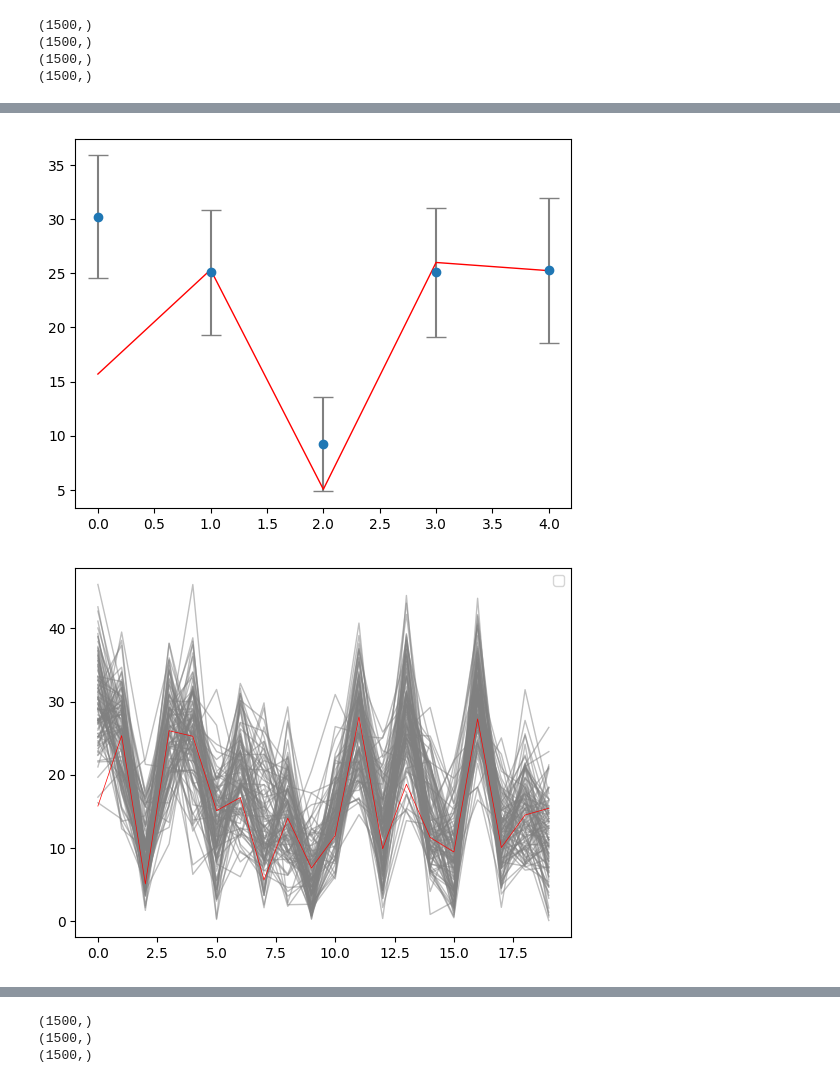
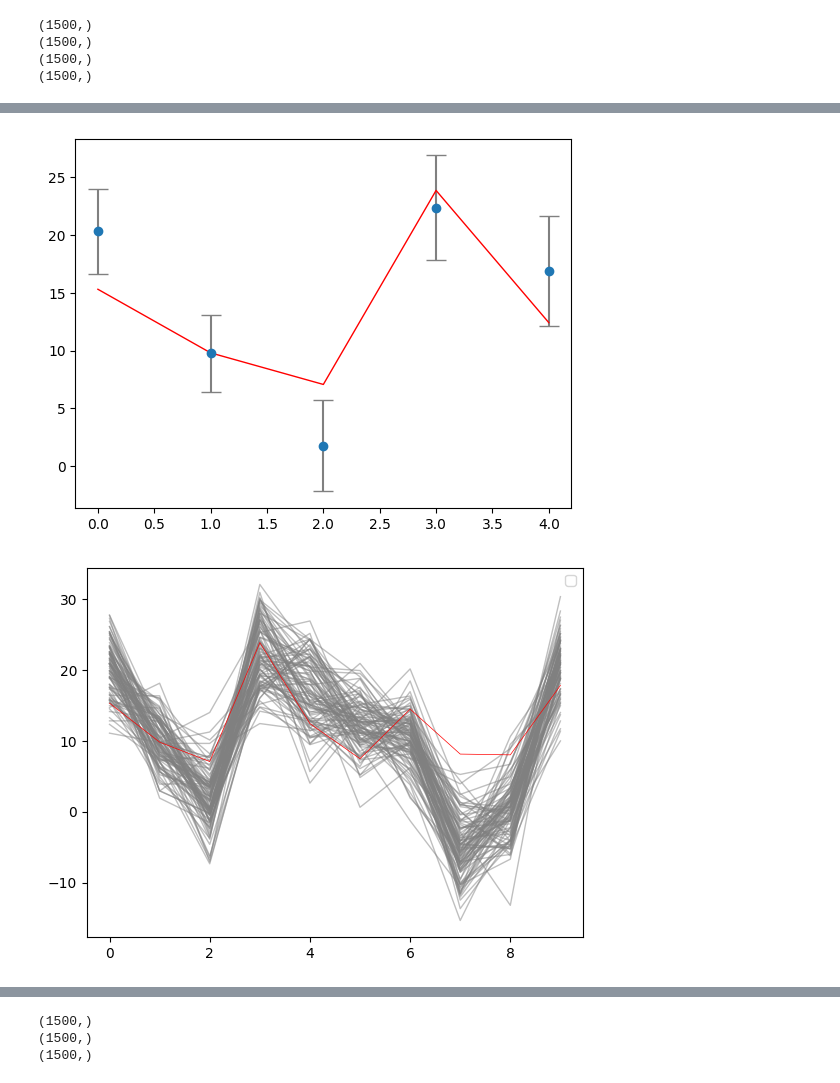
Before and after one commit to Rachel-0420/Toy-Model-for-Field-Level, a Jupyter notebook: moving_signals.ipynb, the cells around one changed output, grey strips where cells are left out. Drawn from its saved outputs; the diff is of its cells as text; code cells hidden in the pictures.

```diff
--- a/moving_signals.ipynb
+++ b/moving_signals.ipynb
@@ -105,3 +133,14 @@ print(np.shape(input))
+# %%
+data_pack.input_2 = None
+
+input_1 = []
+for time_ind in range(N_t):
+    output = signal_pack.signal_func(time_ind//150, wind, N_p)
+    # print(np.shape(output))
+    input_1.append(output[P_encoded_org][time_ind])
+input_1 = np.array(input_1)
+
+data_pack.input_1 = input_1
 # %%
 # Scatter Plot of Input Signals
 
@@ -127,3 +154,6 @@ Data_large_noise = input + noise_2
+# %%
+Data_small_noise_1 = data_pack.add_small_noise()
+Data_large_noise_1 = data_pack.add_large_noise()
 # %%
 # Scatter Plot of Data
 
@@ -144,12 +174,12 @@ plt.show()
 # %%
 def model_func_1():
-        s = numpyro.sample("s", dist.Uniform(low=jnp.full(N_p*2,-30), high=jnp.full(N_p*2,100)))
-        d = s[P_encoded]
+        s = numpyro.sample("s", dist.Uniform(low=jnp.full(N_p,-30), high=jnp.full(N_p,100)))
+        # d = PM_converted @ s
+        d = s[P_encoded_org]
         print(d.shape)
-        d_noised = numpyro.sample("d_noised", dist.Normal(d,10.), obs=Data_small_noise)
+        d_noised = numpyro.sample("d_noised", dist.Normal(d,10.), obs=Data_small_noise_1)
         return d_noised
 
-rng_key = random.PRNGKey(0)
 nuts_kernel_1 = NUTS(model_func_1)
 mcmc_1 = MCMC(nuts_kernel_1, num_warmup=100, num_samples=100)
 mcmc_1.run(rng_key)
@@ -161,14 +191,12 @@ mcmc_1.run(rng_key)
 (1500,)
 # %%
 def model_func_2():
-        s = numpyro.sample("s", dist.Uniform(low=jnp.full(N_p*2,0), high=jnp.full(N_p*2,100)))
-        # d = PM_converted @ s
-        d = s[P_encoded]
+        s = numpyro.sample("s", dist.Uniform(low=jnp.full(N_p,-30), high=jnp.full(N_p,100)))
+        d = s[P_encoded_org]
         print(d.shape)
-        d_noised = numpyro.sample("d_noised", dist.Normal(d,50.), obs=Data_large_noise)
+        d_noised = numpyro.sample("d_noised", dist.Normal(d,50.), obs=Data_large_noise_1)
         return d_noised
 
-rng_key = random.PRNGKey(0)
 nuts_kernel_2 = NUTS(model_func_2)
 mcmc_2 = MCMC(nuts_kernel_2, num_warmup=100, num_samples=100)
 mcmc_2.run(rng_key)
@@ -251,13 +258,13 @@ plt.show()
 # %%
-s_samples_2 = trace_2.posterior['s'].squeeze().values  # shape: (100, 25)
-s_mean_2 = np.mean(s_samples_2, axis=0)                  # shape: (25,)
-s_std_2 = np.std(s_samples_2, axis=0)                    # shape: (25,)
+s_samples_2 = trace_2.posterior['s'].squeeze().values
+s_mean_2 = np.mean(s_samples_2, axis=0)
+s_std_2 = np.std(s_samples_2, axis=0)
 
 x = np.arange(len(s_mean_2))
 
 plt.errorbar(x, s_mean_2, yerr=s_std_2, fmt='o', ecolor='gray', capsize=7,
              label='Mean ± 1 std dev')
-plt.plot(signal, color='red', lw=1, label='True signal')
+plt.plot(signal_2, color='red', lw=1, label='True signal')
 plt.legend()
 plt.xlabel('Index')
 plt.ylabel('Sample value')
@@ -266,13 +273,13 @@ plt.show()
 
 plt.errorbar(x[0:5], s_mean_2[0:5], yerr=s_std_2[0:5], fmt='o', ecolor='gray', capsize=7,
              label='Mean ± 1 std dev')
-plt.plot(signal[:5], color='red', lw=1, label='True signal')
+plt.plot(signal_2[:5], color='red', lw=1, label='True signal')
 plt.show()
 
 for i in range(100):
     plt.plot(trace_2.posterior['s'].squeeze()[i,:], color='gray', alpha=0.5, lw=1.0)
     # plt.plot(trace.posterior['s'].squeeze()[i,:]-signal, color='blue', alpha=0.5, lw=1.0)
-plt.plot(signal, color='red', lw=0.5)
+plt.plot(signal_2, color='red', lw=0.5)
 plt.legend()
 plt.show()
 # %% [output]
@@ -280,3 +287,3 @@ plt.show()
-[figure, old version]
+[figure, new version]
-[figure, old version]
+[figure, new version]
 # %%
```
Also changed, not shown: parts of 41 cells of this notebook.
